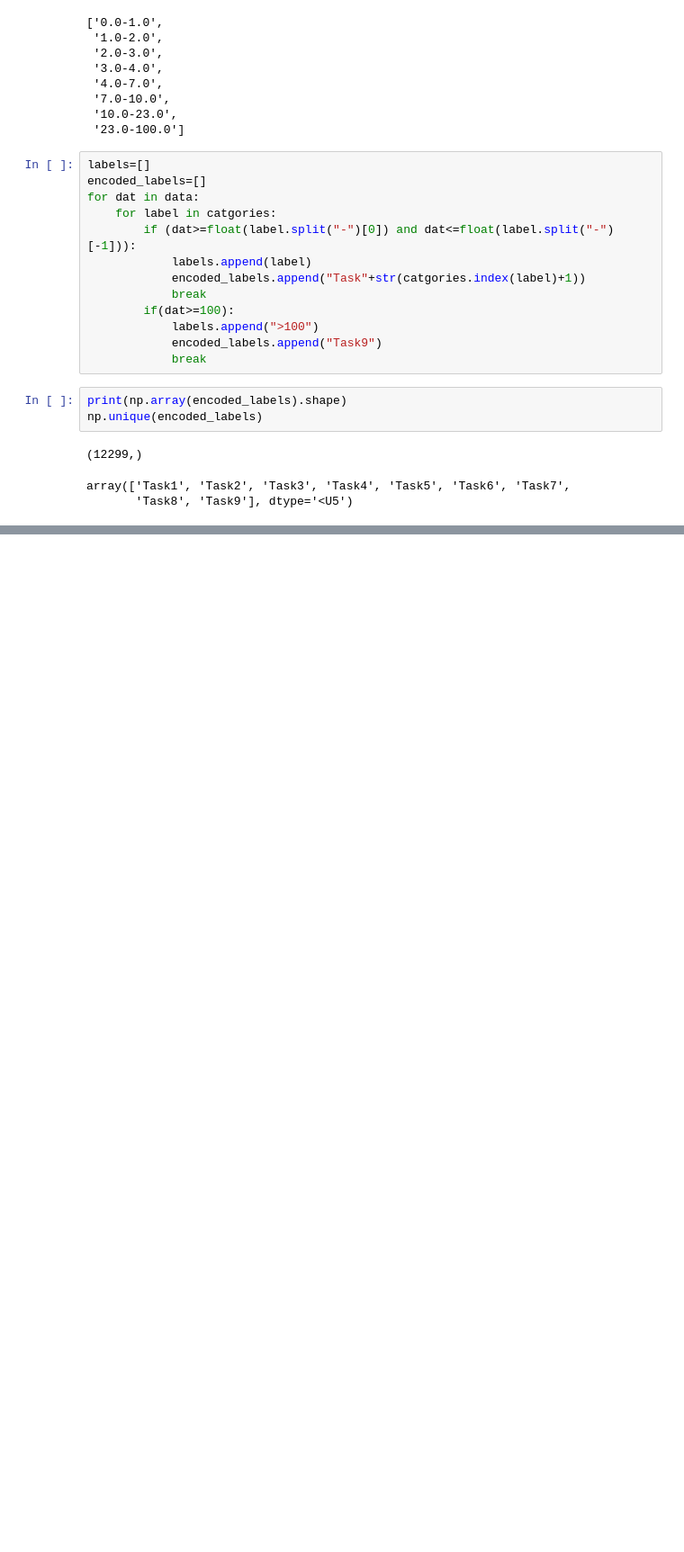
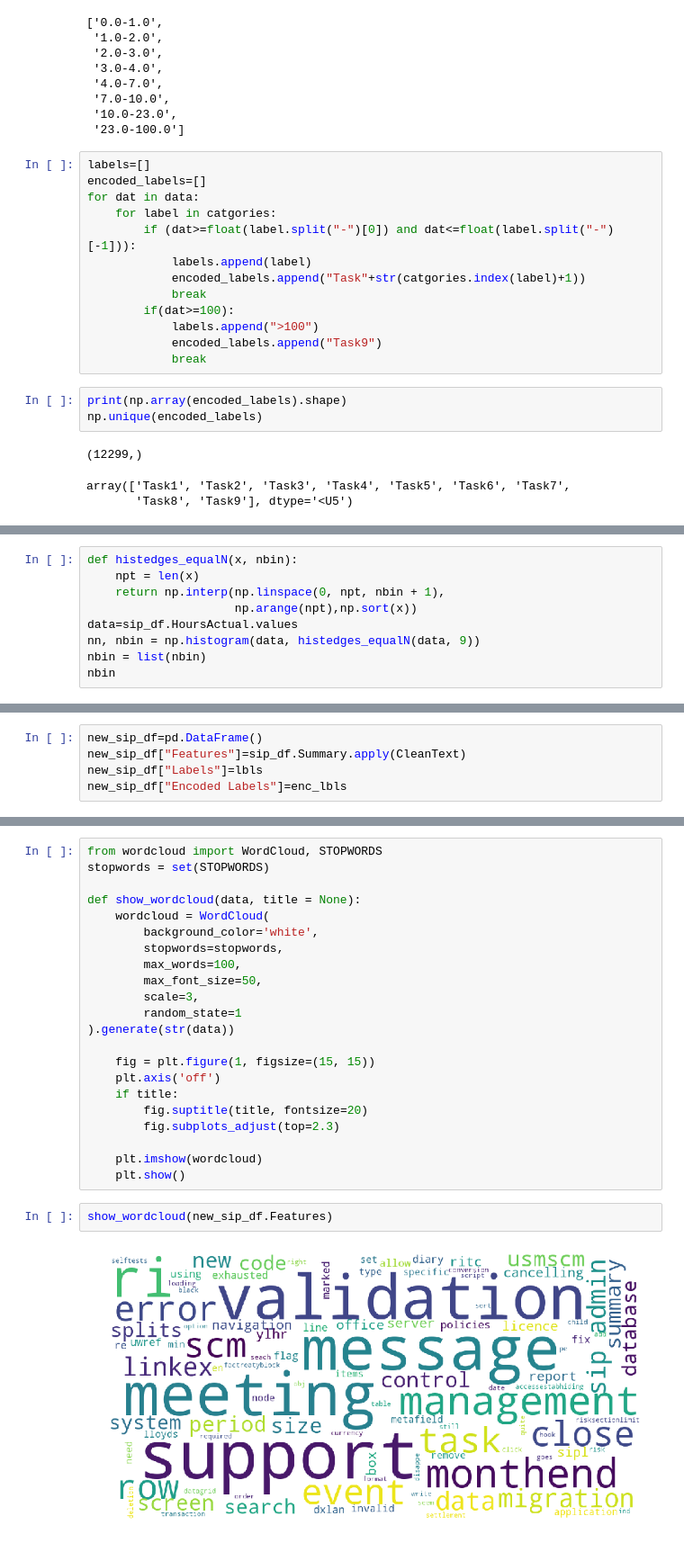
Before and after one commit to adnan33/sip-task-classification, a Jupyter notebook: sip.ipynb, the cells around one changed output, grey strips where cells are left out. Shown at 90% size. Saved outputs shown, nothing was run; the diff lists cells and outputs as text; blank space fills up the shorter version.

```diff
--- a/sip.ipynb
+++ b/sip.ipynb
@@ -183,0 +170,9 @@ lbls,enc_lbls=manual_binning(sip_df.HoursActual.values)
+# %%
+def histedges_equalN(x, nbin):
+    npt = len(x)
+    return np.interp(np.linspace(0, npt, nbin + 1),
+                     np.arange(npt),np.sort(x))
+data=sip_df.HoursActual.values
+nn, nbin = np.histogram(data, histedges_equalN(data, 9))
+nbin = list(nbin)
+nbin
@@ -183,0 +205,5 @@ lbls,enc_lbls=manual_binning(sip_df.HoursActual.values)
+# %%
+new_sip_df=pd.DataFrame()
+new_sip_df["Features"]=sip_df.Summary.apply(CleanText)
+new_sip_df["Labels"]=lbls
+new_sip_df["Encoded Labels"]=enc_lbls
@@ -183,0 +231,26 @@ lbls,enc_lbls=manual_binning(sip_df.HoursActual.values)
+# %%
+from wordcloud import WordCloud, STOPWORDS
+stopwords = set(STOPWORDS)
+
+def show_wordcloud(data, title = None):
+    wordcloud = WordCloud(
+        background_color='white',
+        stopwords=stopwords,
+        max_words=100,
+        max_font_size=50,
+        scale=3,
+        random_state=1
+).generate(str(data))
+
+    fig = plt.figure(1, figsize=(15, 15))
+    plt.axis('off')
+    if title:
+        fig.suptitle(title, fontsize=20)
+        fig.subplots_adjust(top=2.3)
+
+    plt.imshow(wordcloud)
+    plt.show()
+# %%
+show_wordcloud(new_sip_df.Features)
+# %% [output]
+[figure, added]
```
Also changed, not shown: parts of 7 cells of this notebook, 1 other file.
